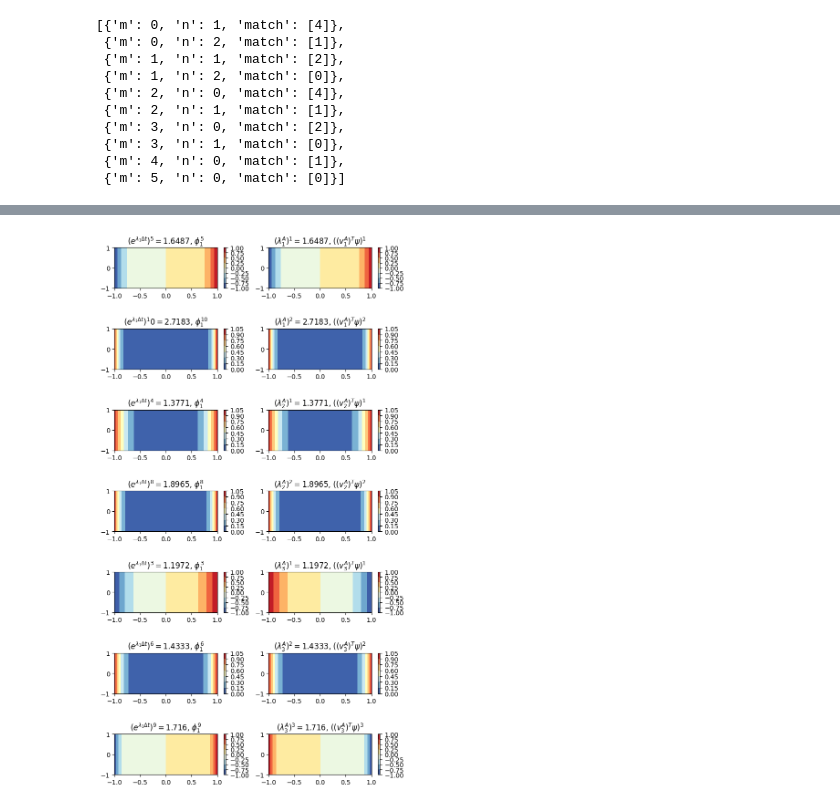
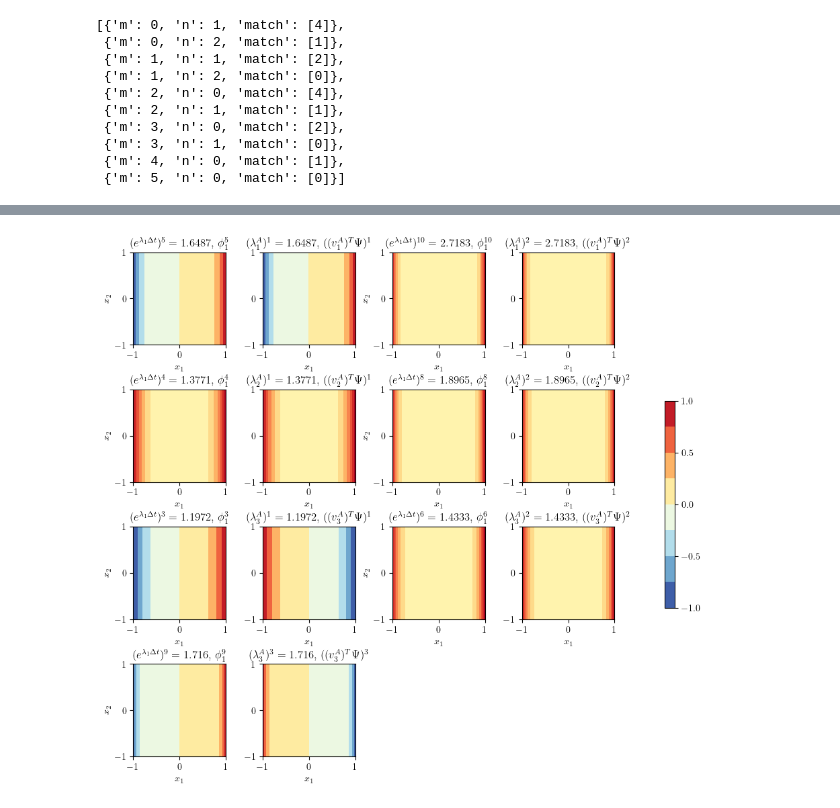
Before and after one commit to saksham219/koopman_eigensolvers, a Jupyter notebook: new_nonlln.ipynb, the cells around one changed output, grey strips where cells are left out. Cells and saved outputs as stored; diff of their text form; code cells hidden in the pictures.

Commit message:
add pdf figures matplotlib

```diff
--- a/new_nonlln.ipynb
+++ b/new_nonlln.ipynb
@@ -31,6 +46,11 @@ nb_fname
 
 if not os.path.exists(f"plots/{nb_fname}"):
     os.makedirs(f"plots/{nb_fname}")
+# %%
+plt.rcParams['text.usetex'] = True #
+plt.rc('text.latex', preamble=r'\usepackage{amsmath}')
+plt.rcParams['mathtext.fontset'] = 'cm'
+plt.rcParams['font.family'] = 'STIXGeneral'
 # %% [markdown]
 # define system and sample
 # %%
@@ -835,46 +854,63 @@ is_eigfunc_power_list
    {'p': 2, 'eigfunc_powers': []},
    {'p': 3, 'eigfunc_powers': []}]}]
 # %%
-f, ax = plt.subplots(7,2, figsize=(8,15))
-plt.subplots_adjust(hspace=1)
+f, ax = plt.subplots(4, 4, figsize=(12,10))
+f.delaxes(ax[3,3])
+f.delaxes(ax[3,2])
+
+plt.subplots_adjust(hspace=0.3, wspace=0.4)
 
 c = 0
 for eig_dict in is_eigfunc_power_list:
     if len(eig_dict["powers"][0]["eigfunc_powers"]) ==0:
         continue
 
     eig = eig_dict["eig"]
     eig_index = np.where(eigs_algo == eig)[0][0] + 1
     if eig.imag < 1e-8: eig = eig.real
 
     for eig_dict_power in eig_dict["powers"]:
 
         if len(eig_dict_power["eigfunc_powers"]) == 0:
             continue
 
+        row = int(c/2)
+        col = (c%2)*2
+
         i = eig_dict_power["eigfunc_powers"][0]["m"]
         j = eig_dict_power["eigfunc_powers"][0]["n"]
         p = eig_dict_power["p"]
 
         Z =  ((x_flat[:,0] **i) * (x_flat[:,1]**j))
         Z = Z.reshape(100,100)
         Z = Z/np.max(np.abs(Z))
-        h = ax[c][0].contourf(X,Y,Z,cmap='RdYlBu_r')
+        h = ax[row][col].contourf(X,Y,Z,cmap='RdYlBu_r', vmin=-1, vmax=1)
+        ax[row][col].set_xticks([ax[row][col].get_xlim()[0], 0, ax[row][col].get_xlim()[1]])
+        ax[row][col].set_yticks([ax[row][col].get_ylim()[0], 0, ax[row][col].get_ylim()[1]])
+        ax[row][col].set_xlabel("$x_1$", fontsize=10)
+        ax[row][col].set_ylabel("$x_2$", fontsize=10)
 
-        ax[c][0].set_title(f"$(e^" + "{\lambda_1 \Delta t})" + f"^{i} = " + f"{eig**i:.5}$" + ", $\phi_1^{" + f"{i}" +"}$")
-        plt.colorbar(h)
+        ax[row][col].set_title(f"$(e^" + "{\lambda_1 \Delta t})" + "^{{" + f"{i}" + " }} = " + f"{eig**i:.5}$" + ", $\phi_1^{" + f"{i}" +"}$")
+        ax[row][col].set_aspect("equal")
 
         # eigfunc = koopman_eigen_edmd.eigenfunction_left(eigvec)
         Z =  ((koopman_eigen_edmd.dict_transform(x_flat) @ left_eigs[eig_index-1][0])**p).real
         Z = Z.reshape(100,100)
         Z = Z/np.max(np.abs(Z))
-        h = ax[c][1].contourf(X,Y,Z,cmap='RdYlBu_r')
+        h = ax[row][col+1].contourf(X,Y,Z,cmap='RdYlBu_r', vmin=-1, vmax=1)
+        ax[row][col+1].set_title(f"$(\lambda_{eig_index}^A)^{p} = {eig**i:.5}$" + f", $((v_{eig_index}^A)^T \Psi)^{p}$")
+        ax[row][col+1].set_xticks([ax[row][col+1].get_xlim()[0], 0, ax[row][col+1].get_xlim()[1]])
+        ax[row][col+1].set_yticks([ax[row][col+1].get_ylim()[0], 0, ax[row][col+1].get_ylim()[1]])
+        ax[row][col+1].set_aspect("equal")
+        ax[row][col+1].set_xlabel("$x_1$", fontsize=10)
+        ax[row][col].set_ylabel("$x_2$", fontsize=10)
+        c+=1
 
-        ax[c][1].set_title(f"$(\lambda_{eig_index}^A)^{p} = {eig**i:.5}$" + f", $((v_{eig_index}^A)^T \psi)^{p}$")
-        plt.colorbar(h)
-        c+=1
-#     plt.show()
-plt.savefig(f"plots/{nb_fname}/EDMD_nonlin_explicit_match_algorithm.png", bbox_inches='tight', dpi=300)
+cbar = f.colorbar(h, ax=ax.ravel().tolist(), shrink=0.4, pad=0.08)
+cbar.ax.tick_params(labelsize=10)
+cbar.set_ticks(np.arange(-1, 1.1, 0.5))
+
+plt.savefig(f"plots/{nb_fname}/EDMD_nonlin_explicit_match_algorithm.pdf", bbox_inches='tight', dpi=300)
 plt.show()
 # %% [output]
-[figure, old version]
+[figure, new version]
```
Also changed, not shown: parts of 27 cells of this notebook, 5 other files.
